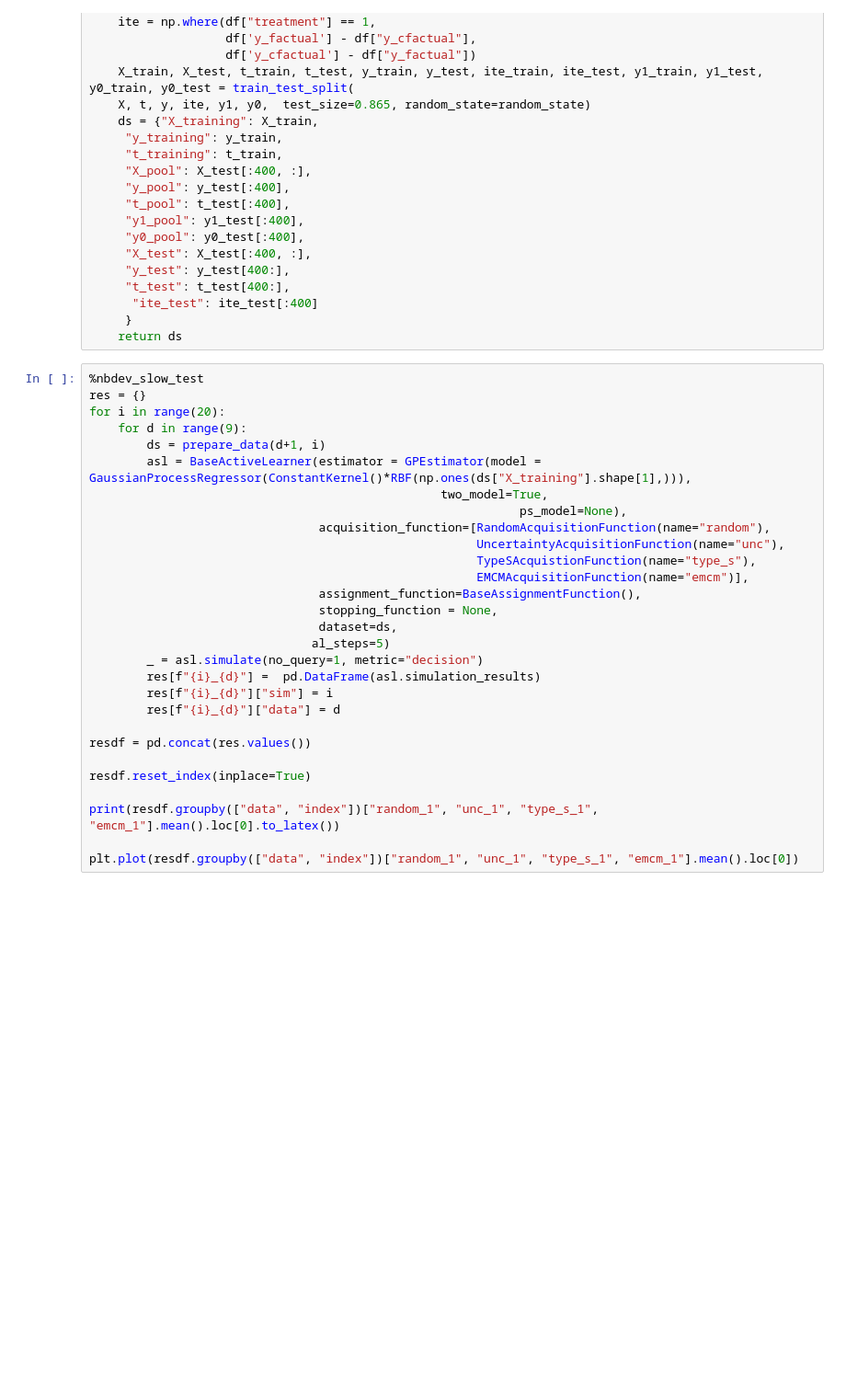
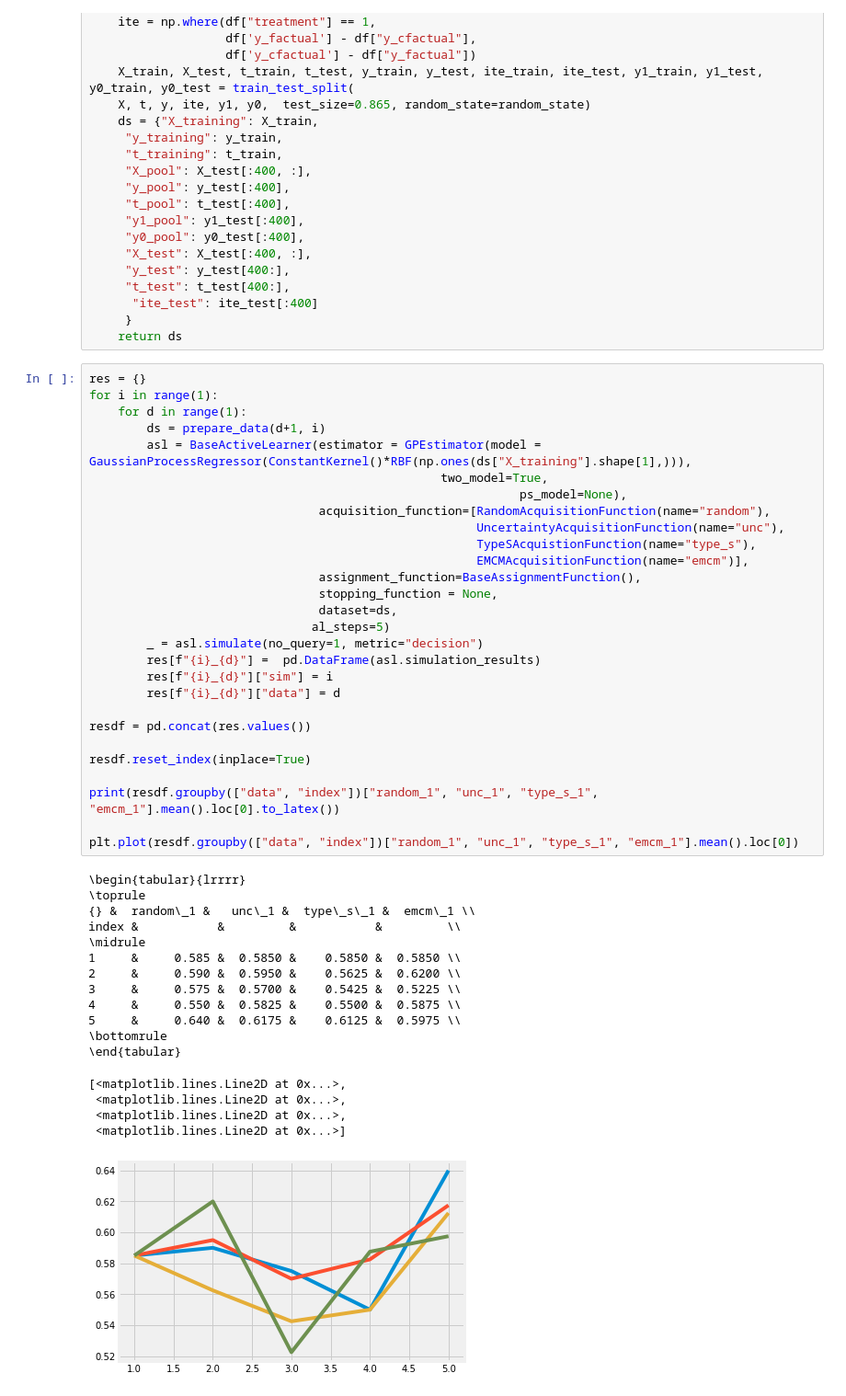
Before and after one commit to puhazoli/asbe, a Jupyter notebook: Replicate Sundin et al.ipynb, the cells around one changed output. Shown at 92% size. Drawn from its saved outputs; the diff is of its cells as text; blank space fills up the shorter version.

```diff
--- a/Replicate Sundin et al.ipynb
+++ b/Replicate Sundin et al.ipynb
@@ -59,31 +56,48 @@ def prepare_data(number, random_state):
      }
     return ds
 # %%
-%nbdev_slow_test
 res = {}
-for i in range(20):
-    for d in range(9):
+for i in range(1):
+    for d in range(1):
         ds = prepare_data(d+1, i)
         asl = BaseActiveLearner(estimator = GPEstimator(model = GaussianProcessRegressor(ConstantKernel()*RBF(np.ones(ds["X_training"].shape[1],))),
                                                  two_model=True,
                                                             ps_model=None),
                                 acquisition_function=[RandomAcquisitionFunction(name="random"),
                                                       UncertaintyAcquisitionFunction(name="unc"),
                                                       TypeSAcquistionFunction(name="type_s"),
                                                       EMCMAcquisitionFunction(name="emcm")],
                                 assignment_function=BaseAssignmentFunction(),
                                 stopping_function = None,
                                 dataset=ds,
                                al_steps=5)
         _ = asl.simulate(no_query=1, metric="decision")
         res[f"{i}_{d}"] =  pd.DataFrame(asl.simulation_results)
         res[f"{i}_{d}"]["sim"] = i
         res[f"{i}_{d}"]["data"] = d
 
 resdf = pd.concat(res.values())
 
 resdf.reset_index(inplace=True)
 
 print(resdf.groupby(["data", "index"])["random_1", "unc_1", "type_s_1", "emcm_1"].mean().loc[0].to_latex())
 
 plt.plot(resdf.groupby(["data", "index"])["random_1", "unc_1", "type_s_1", "emcm_1"].mean().loc[0])
+# %% [output]
+\begin{tabular}{lrrrr}
+\toprule
+{} &  random\_1 &   unc\_1 &  type\_s\_1 &  emcm\_1 \\
+index &           &         &           &         \\
+\midrule
+1     &     0.585 &  0.5850 &    0.5850 &  0.5850 \\
+2     &     0.590 &  0.5950 &    0.5625 &  0.6200 \\
+3     &     0.575 &  0.5700 &    0.5425 &  0.5225 \\
+4     &     0.550 &  0.5825 &    0.5500 &  0.5875 \\
+5     &     0.640 &  0.6175 &    0.6125 &  0.5975 \\
+\bottomrule
+\end{tabular}
+[<matplotlib.lines.Line2D at 0x...>,
+ <matplotlib.lines.Line2D at 0x...>,
+ <matplotlib.lines.Line2D at 0x...>,
+ <matplotlib.lines.Line2D at 0x...>]
+[figure, added]
```
Also changed, not shown: parts of 3 cells of this notebook, 17 other files.
